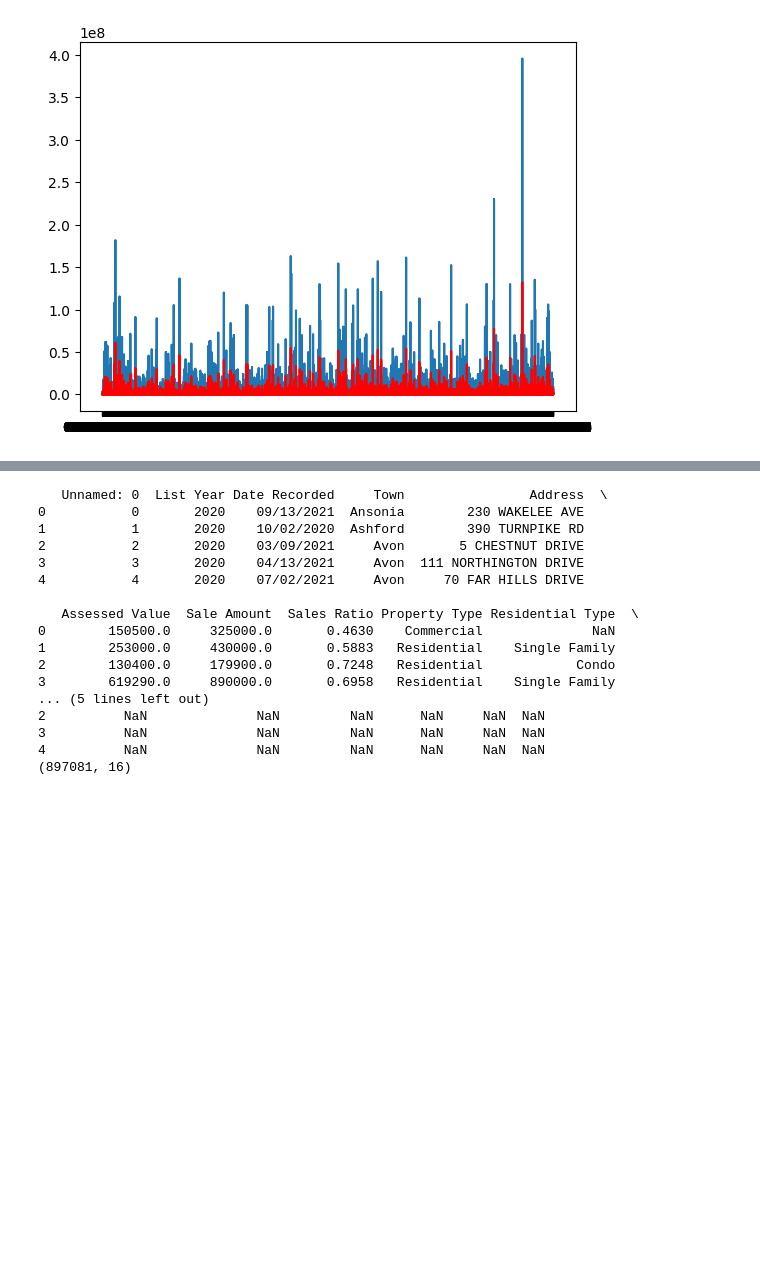
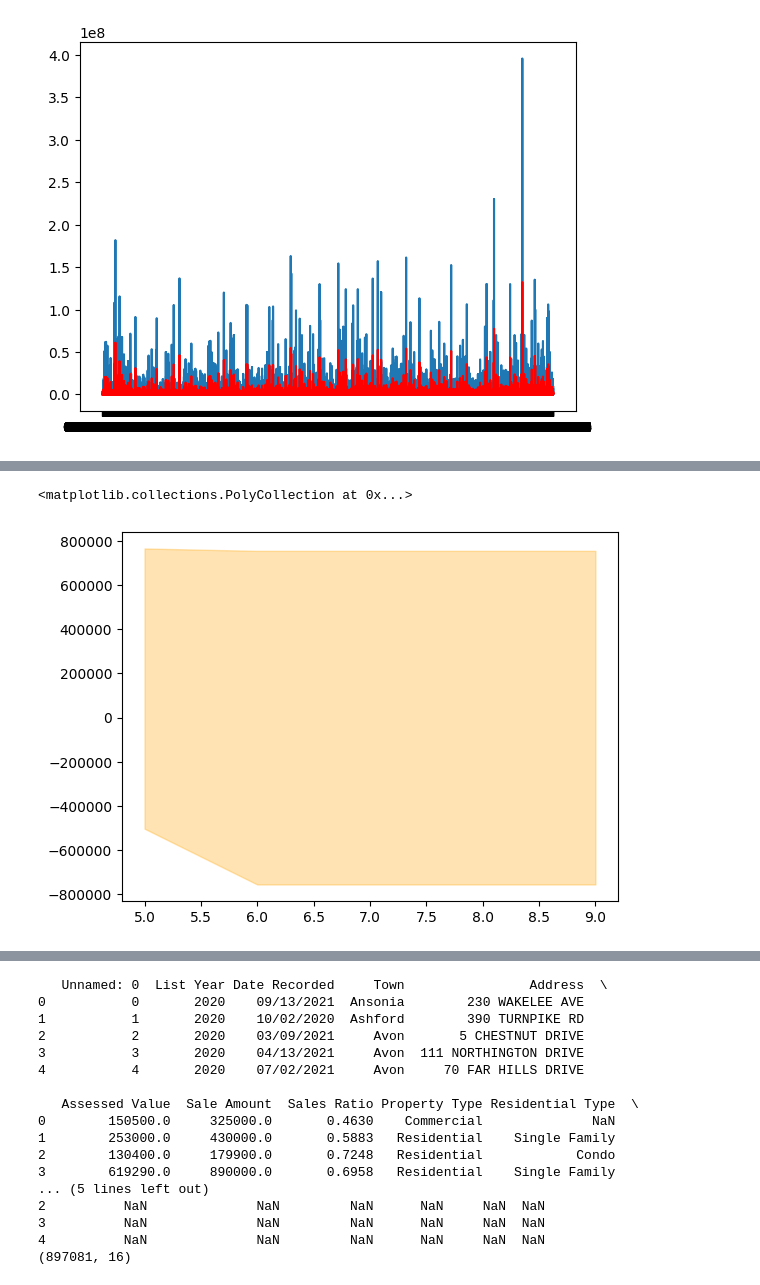
Before and after one commit to vinaykumargummadi/CTREA-Dynamics, a Jupyter notebook: CapstoneProject(Timeseries_and_Forecasting).ipynb, the cells around one changed output, grey strips where cells are left out. Cells and saved outputs as stored; diff of their text form; code cells hidden in the pictures; blank space fills up the shorter version.

```diff
--- a/CapstoneProject(Timeseries_and_Forecasting).ipynb
+++ b/CapstoneProject(Timeseries_and_Forecasting).ipynb
@@ -155,0 +211,7 @@ from statsmodels.tsa.arima.model import ARIMA
+# %%
+# Highlight confidence interval
+plt.fill_between(range(len(original_data), len(original_data) + len(forecast)),
+                 conf_int[:, 0], conf_int[:, 1], color='orange', alpha=0.3, label='95% Confidence Interval')
+# %% [output]
+<matplotlib.collections.PolyCollection at 0x...>
+[figure, added]
```
Also changed, not shown: parts of 8 cells of this notebook.
